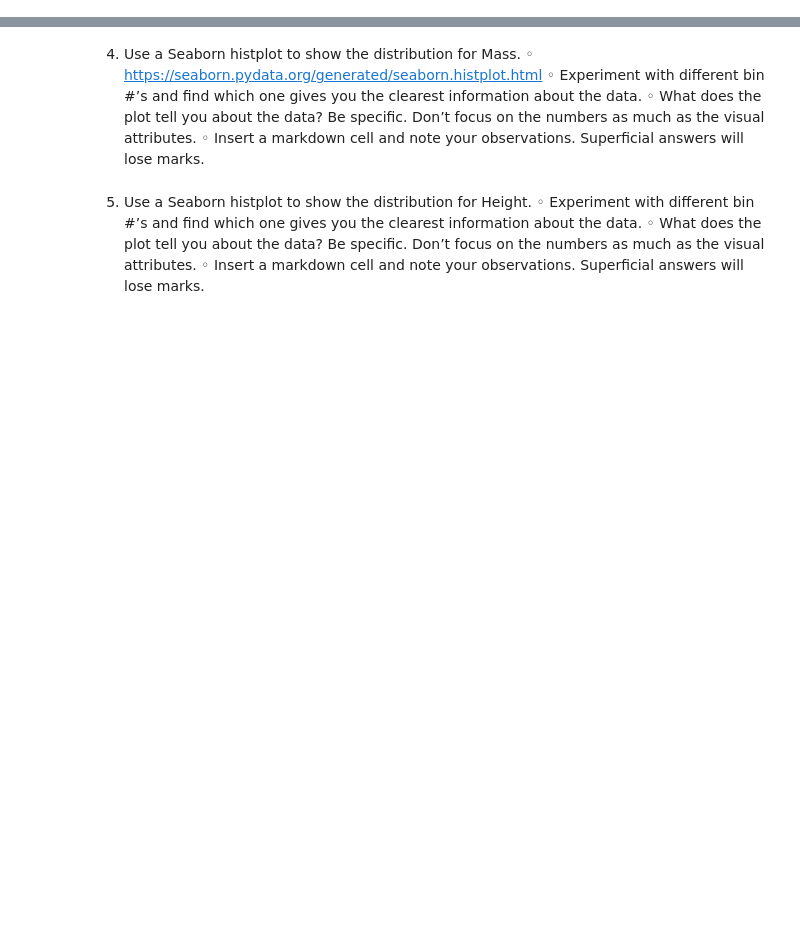
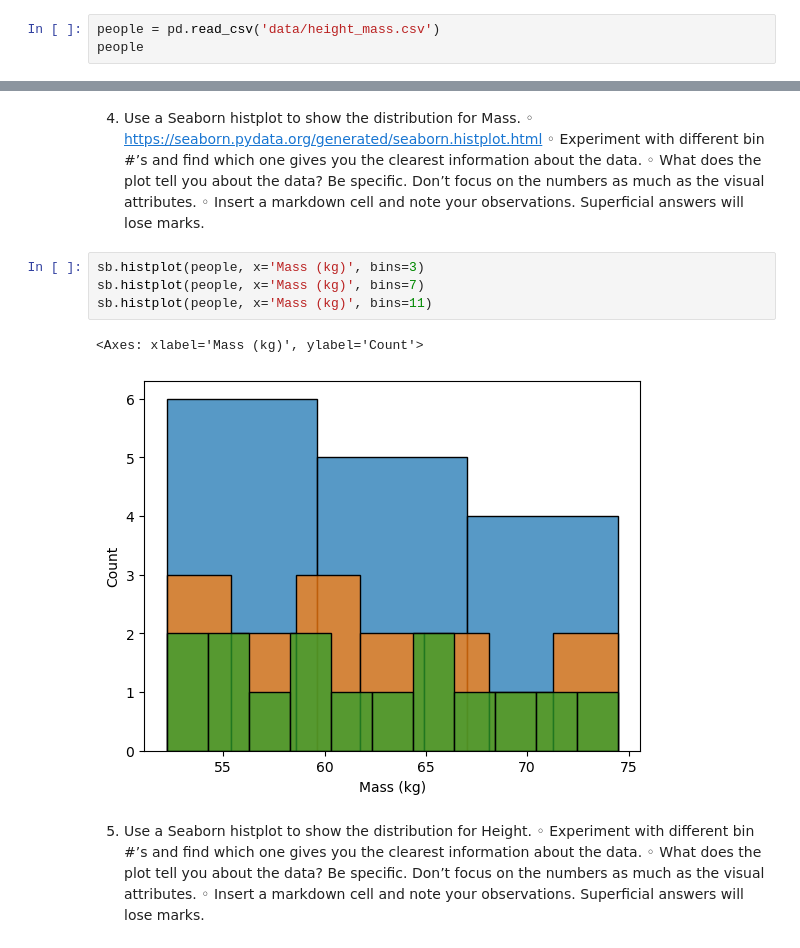
Before and after one commit to Icewav3/Comp-2040_CaseStudy1, a Jupyter notebook: CaseStudy.ipynb, the cells around one changed output, grey strips where cells are left out. Saved outputs shown, nothing was run; the diff lists cells and outputs as text; blank space fills up the shorter version.

```diff
--- a/CaseStudy.ipynb
+++ b/CaseStudy.ipynb
@@ -10,2 +19,5 @@
 # %% [markdown]
 3.	Read the height_mass.csv file into a Pandas DataSet called: people ◦ Use the pandas read_csv method.
+# %%
+people = pd.read_csv('data/height_mass.csv')
+people
@@ -15,6 +44,13 @@
 ◦ Experiment with different bin #’s and find which one gives you the clearest information about the data.
 ◦ What does the plot tell you about the data? Be specific. Don’t focus on the numbers as much as the visual attributes.
 ◦ Insert a markdown cell and note your observations. Superficial answers will lose marks.
+# %%
+sb.histplot(people, x='Mass (kg)', bins=3)
+sb.histplot(people, x='Mass (kg)', bins=7)
+sb.histplot(people, x='Mass (kg)', bins=11)
+# %% [output]
+<Axes: xlabel='Mass (kg)', ylabel='Count'>
+[figure, added]
 # %% [markdown]
 5.	Use a Seaborn histplot to show the distribution for Height.
 ◦ Experiment with different bin #’s and find which one gives you the clearest information about the data.
```
Also changed, not shown: parts of 12 cells of this notebook.
